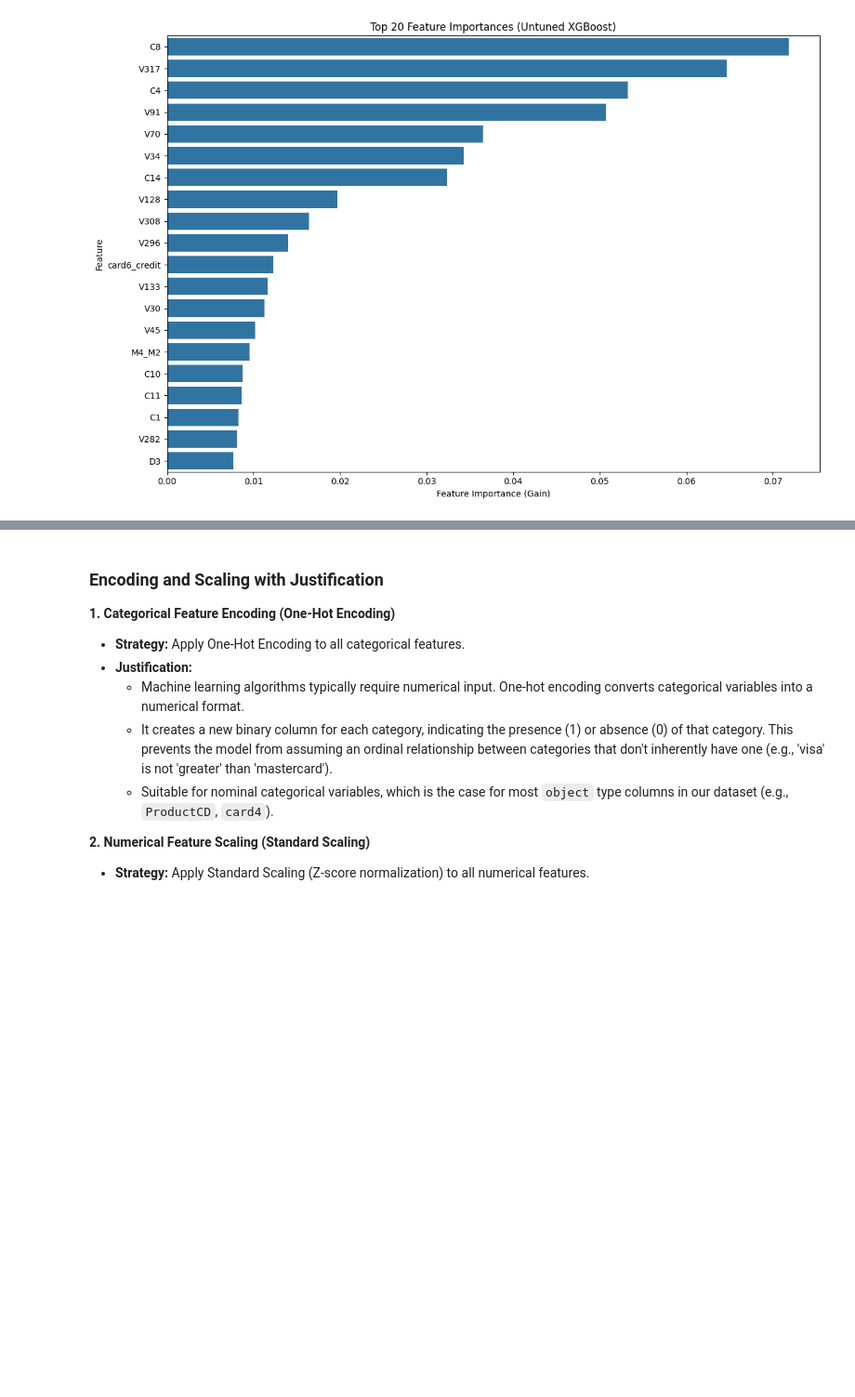
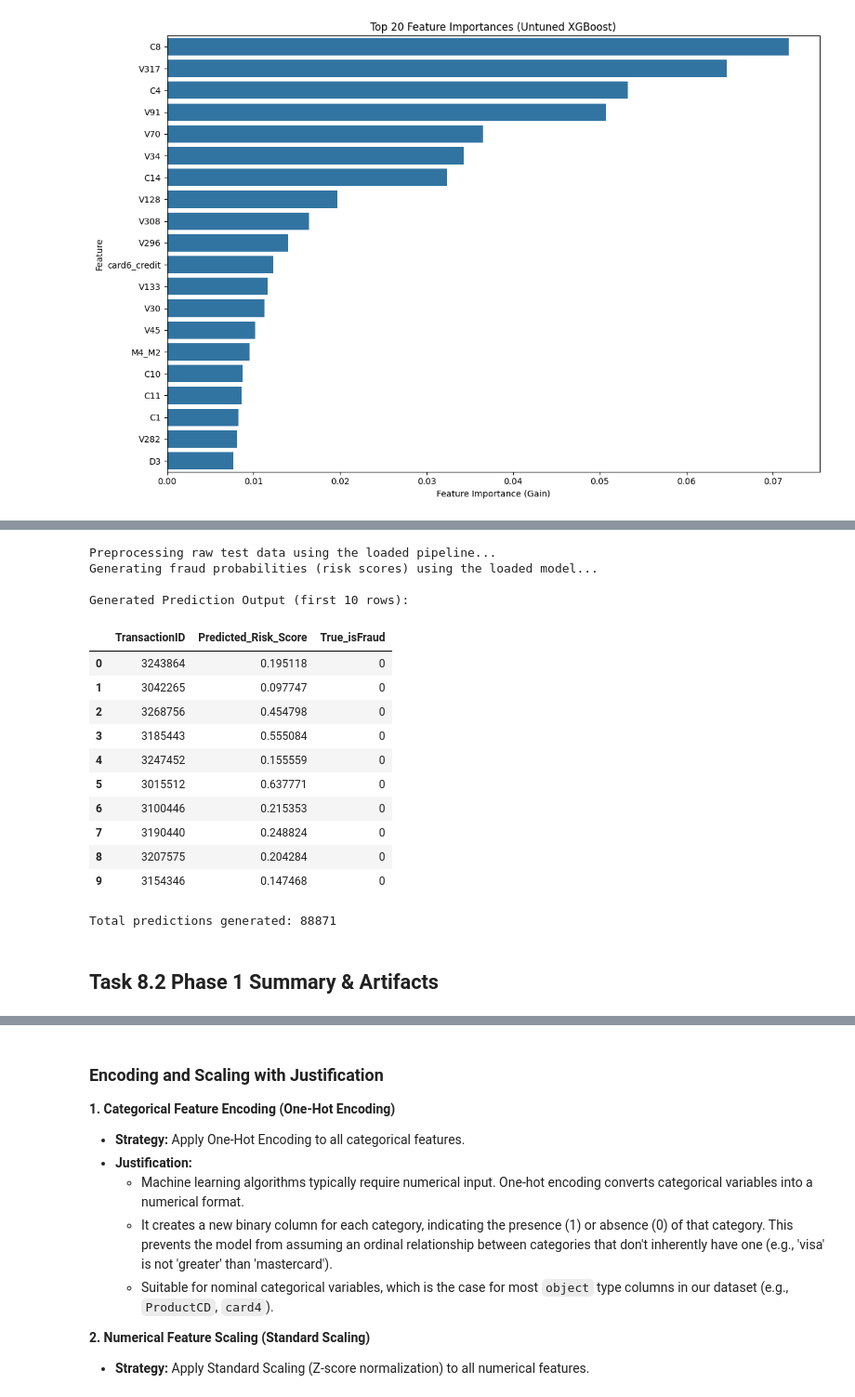
Before and after one commit to abilashkannanv/AIML, a Jupyter notebook: TrustCart_Phase1_Transaction_Risk_Prediction.ipynb, the cells around one changed output, grey strips where cells are left out. Shown at 93% size. Cells and saved outputs as stored; diff of their text form; code cells hidden in the pictures; blank space fills up the shorter version.

```diff
--- a/TrustCart_Phase1_Transaction_Risk_Prediction.ipynb
+++ b/TrustCart_Phase1_Transaction_Risk_Prediction.ipynb
@@ -1194,0 +1346,63 @@ plt.show()
+# %%
+# The X_test used during training was already processed by 'pipeline_updated'.
+# However, for a deployment scenario, we would receive raw 'X_test' data.
+# We need to use 'X_val_raw' to mimic new, unseen raw data that needs preprocessing.
+# Let's use the full X_test (original format) to generate predictions.
+
+# Note: X_test from train_test_split is already processed. To truly mimic new raw data input
+# we should use X from the original dataframe that corresponds to the test split.
+# Re-obtain X_test_raw from the original X before any processing, using the same indices as X_test
+
+# First, identify the indices that were used for X_test during the split
+# The train_test_split function returns arrays, so we need to recreate the indices
+# to get the corresponding raw data.
+
+# Assuming y (target) was split based on final_df['isFraud']
+# And X was final_df.drop('isFraud', axis=1)
+
+# Let's re-run train_test_split on the raw X (which is 'final_df' without 'isFraud')
+# to get the exact original X_test indices and corresponding data
+_, X_test_raw_full, _, _ = train_test_split(X, y, test_size=0.3, random_state=42, stratify=y)
+
+print("Preprocessing raw test data using the loaded pipeline...")
+X_test_processed_loaded = loaded_pipeline.transform(X_test_raw_full)
+
+print("Generating fraud probabilities (risk scores) using the loaded model...")
+risk_scores = loaded_xgb_model.predict_proba(X_test_processed_loaded)[:, 1]
+
+# To make it more interpretable, let's create a DataFrame with the TransactionID and risk scores
+# We'll also include the true label (if available for evaluation purposes in deployment) to compare
+
+# Extract corresponding TransactionIDs for the test set
+transaction_ids_test = X_test_raw_full['TransactionID'].values
+
+# Create a DataFrame for the output
+prediction_output = pd.DataFrame({
+    'TransactionID': transaction_ids_test,
+    'Predicted_Risk_Score': risk_scores,
+    'True_isFraud': y_test.values # y_test already corresponds to the test split
+})
+
+print("\nGenerated Prediction Output (first 10 rows):")
+display(prediction_output.head(10))
+
+print(f"\nTotal predictions generated: {len(prediction_output)}")
+# %% [output]
+Preprocessing raw test data using the loaded pipeline...
+Generating fraud probabilities (risk scores) using the loaded model...
+
+Generated Prediction Output (first 10 rows):
+|  | TransactionID | Predicted_Risk_Score | True_isFraud |
+| 0 | 3243864 | 0.195118 | 0 |
+| 1 | 3042265 | 0.097747 | 0 |
+| 2 | 3268756 | 0.454798 | 0 |
+| 3 | 3185443 | 0.555084 | 0 |
+| 4 | 3247452 | 0.155559 | 0 |
+| 5 | 3015512 | 0.637771 | 0 |
+| 6 | 3100446 | 0.215353 | 0 |
+| 7 | 3190440 | 0.248824 | 0 |
+| 8 | 3207575 | 0.204284 | 0 |
+| 9 | 3154346 | 0.147468 | 0 |
+Total predictions generated: 88871
+# %% [markdown]
+## Task 8.2 Phase 1 Summary & Artifacts
```
Also changed, not shown: parts of 15 cells of this notebook.
